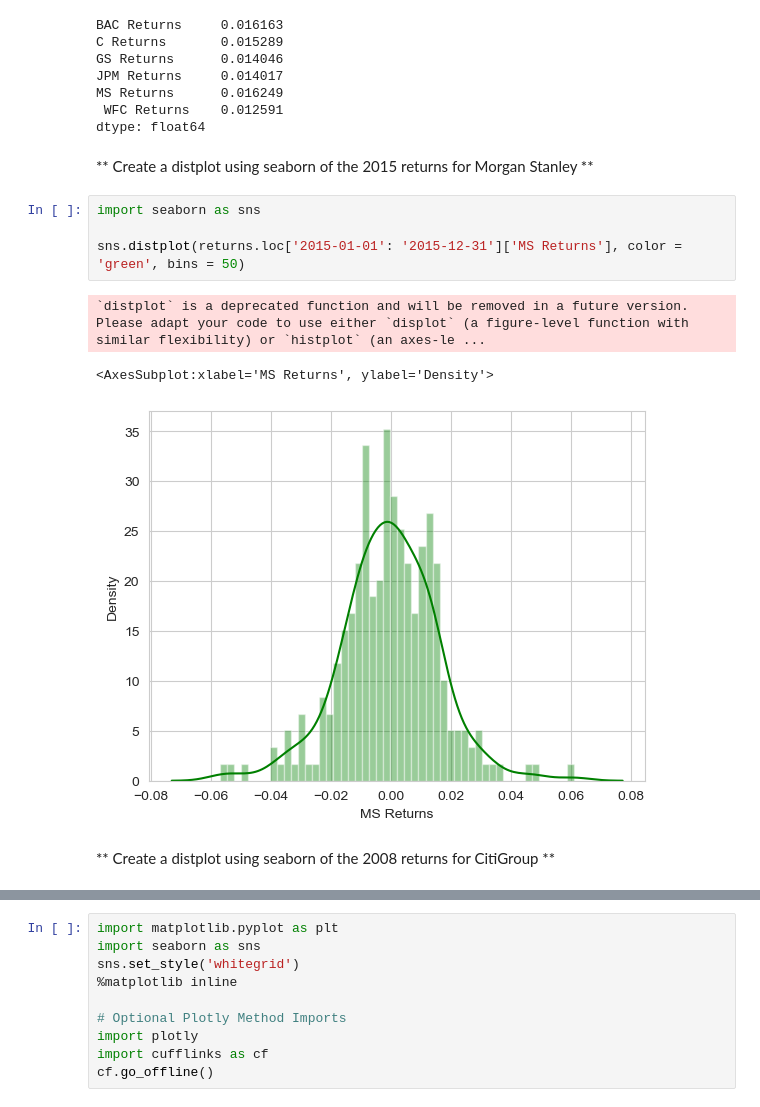
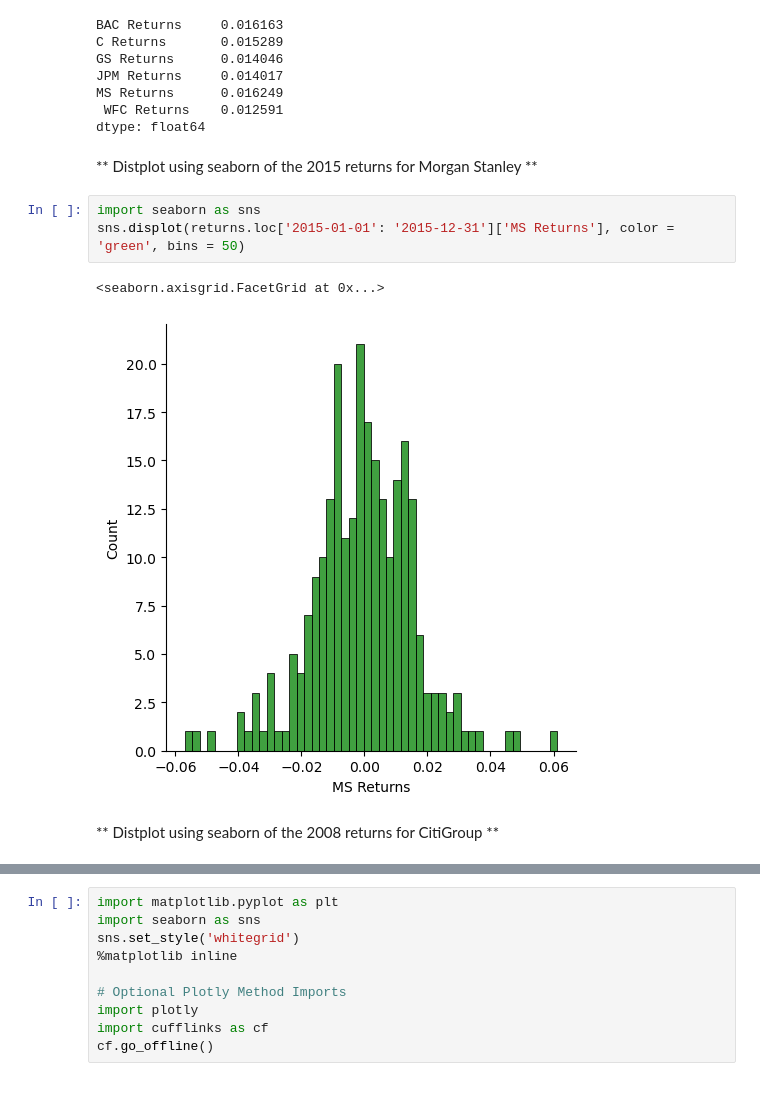
Before and after one commit to JoseArnel/code, a Jupyter notebook: DataScience&MachineLearning/10-Data-Capstone-Projects/03-Finance Project.ipynb, the cells around one changed output, grey strips where cells are left out. Saved outputs shown, nothing was run; the diff lists cells and outputs as text.

```diff
--- a/DataScience&MachineLearning/10-Data-Capstone-Projects/03-Finance Project.ipynb
+++ b/DataScience&MachineLearning/10-Data-Capstone-Projects/03-Finance Project.ipynb
@@ -293,15 +279,13 @@ MS Returns      0.016249
  WFC Returns    0.012591
 dtype: float64
 # %% [markdown]
-** Create a distplot using seaborn of the 2015 returns for Morgan Stanley **
+** Distplot using seaborn of the 2015 returns for Morgan Stanley **
 # %%
 import seaborn as sns
-
-sns.distplot(returns.loc['2015-01-01': '2015-12-31']['MS Returns'], color = 'green', bins = 50)
+sns.displot(returns.loc['2015-01-01': '2015-12-31']['MS Returns'], color = 'green', bins = 50)
 # %% [output]
-`distplot` is a deprecated function and will be removed in a future version. Please adapt your code to use either `displot` (a figure-level function with similar flexibility) or `histplot` (an axes-le ...
+<seaborn.axisgrid.FacetGrid at 0x...>
-<AxesSubplot:xlabel='MS Returns', ylabel='Density'>
-[figure, old version]
+[figure, new version]
 # %% [markdown]
-** Create a distplot using seaborn of the 2008 returns for CitiGroup **
+** Distplot using seaborn of the 2008 returns for CitiGroup **
 # %%
```
Also changed, not shown: parts of 33 cells of this notebook, 3 other files.
